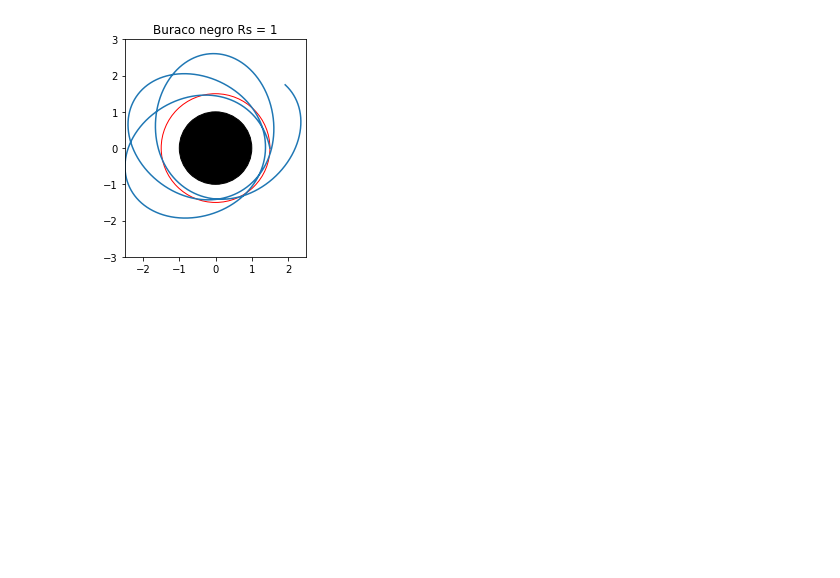
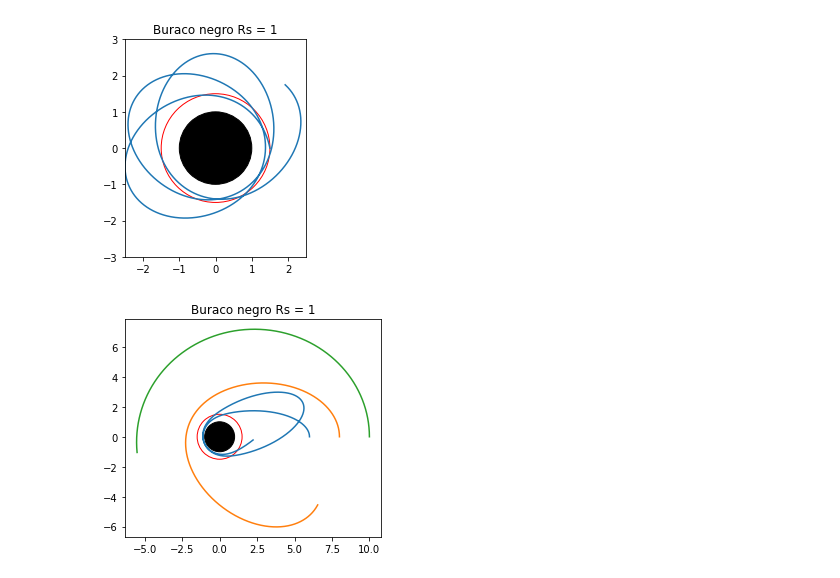
Before and after one commit to andrefcmoraes/RelatividadeGeral, a Jupyter notebook: Geodesicas_MS.ipynb, the cells around one changed output. Drawn from its saved outputs; the diff is of its cells as text; code cells hidden in the pictures; blank space fills up the shorter version.

```diff
--- a/Geodesicas_MS.ipynb
+++ b/Geodesicas_MS.ipynb
@@ -124,3 +124,46 @@ plt.title('Buraco negro Rs = 1')
 plt.show()
 # %% [output]
 [figure]
+# %%
+Rs = 1
+radiousa = 6*Rs
+radiousb = 8*Rs
+radiousc = 10*Rs
+def function(x,tau):
+  return [-(Rs/(Rs*x[3]-x[3]**2))*x[0]*x[2],
+          x[0],
+          -0.5*(Rs/(x[3]**2)-(Rs**2)/(x[3]**3))*x[0]**2 -0.5*(-Rs/(x[3]-Rs)**2 + Rs**2/(x[3]*(x[3]-Rs)**2))*x[2]**2-(Rs-x[3])*x[4]**2,
+          x[2],
+          -(2/x[3])*x[2]*x[4],
+          x[4]]
+tau = np.linspace(0,100,10**6)
+
+cia = [1/np.sqrt(1-Rs/radiousa), 0, -0, radiousa, 0.018, 0]
+Xa = odeint(function, cia, tau)
+xa = Xa[:,3]*np.cos(Xa[:,5])
+ya = Xa[:,3]*np.sin(Xa[:,5])
+
+cib = [1/np.sqrt(1-Rs/radiousb), 0, 0, radiousb, 0.018, 0]
+Xb = odeint(function, cib, tau)
+xb = Xb[:,3]*np.cos(Xb[:,5])
+yb = Xb[:,3]*np.sin(Xb[:,5])
+
+cic = [1/np.sqrt(1-Rs/radiousc), 0, 0, radiousc, 0.018, 0]
+Xc = odeint(function, cic, tau)
+xc = Xc[:,3]*np.cos(Xc[:,5])
+yc = Xc[:,3]*np.sin(Xc[:,5])
+
+figure, axes = plt.subplots()
+draw_circle = plt.Circle((0, 0), Rs, color='black')
+plt.plot(xa,ya)
+plt.plot(xb,yb)
+plt.plot(xc,yc)
+axes.set_aspect(1)
+draw_circle2 = plt.Circle((0,0), 1.5*Rs,fill=False,ec="red")
+axes.set_aspect(1)
+axes.add_artist(draw_circle2)
+axes.add_artist(draw_circle)
+plt.title('Buraco negro Rs = 1')
+plt.show()
+# %% [output]
+[figure, added]
```
Also changed, not shown: parts of 1 cell of this notebook.
